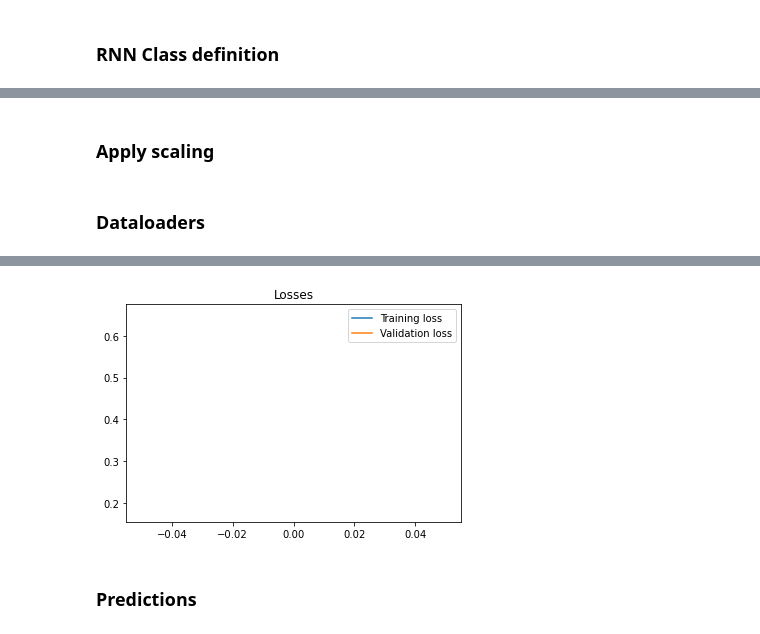
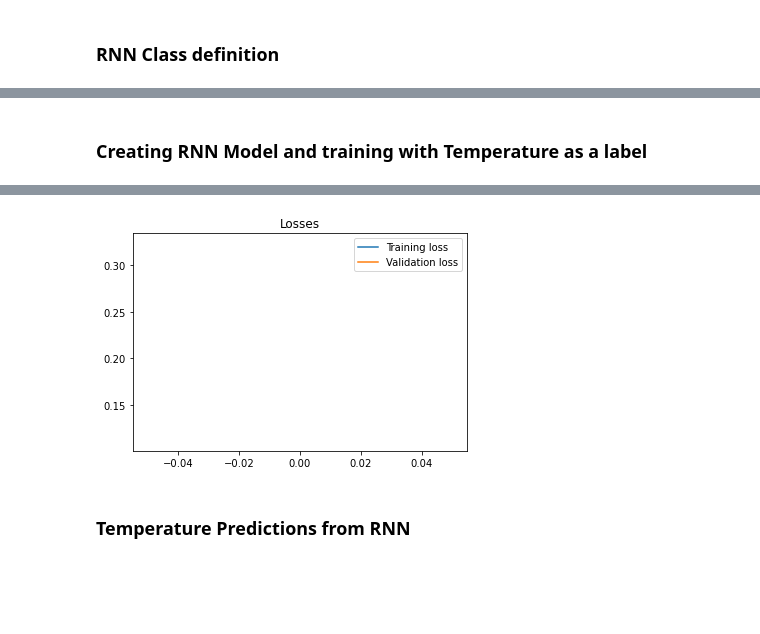
Before and after one commit to evanbradl/ML-Air-Sensor, a Jupyter notebook: Air_Sensor.ipynb, the cells around one changed output, grey strips where cells are left out. Cells and saved outputs as stored; diff of their text form; code cells hidden in the pictures; blank space fills up the shorter version.

```diff
--- a/Air_Sensor.ipynb
+++ b/Air_Sensor.ipynb
@@ -356,2 +405,0 @@ X_train, X_val, X_test, y_train, y_val, y_test = train_val_test_split(AF_Data, '
-# %% [markdown]
-### Apply scaling
@@ -369,2 +405,0 @@ y_test_arr = scaler.transform(y_test)
-# %% [markdown]
-### Dataloaders
@@ -401,5 +406,9 @@ test_loader_one = DataLoader(test, batch_size=1, shuffle=False, drop_last=True)
+# %% [markdown]
+### Creating RNN Model and training with Temperature as a label
 # %%
 import torch.optim as optim
+
+X_train, X_test, train_loader, val_loader, test_loader_one, scaler = get_data_loader("Temp")
 
 input_dim = len(X_train.columns)
 output_dim = 1
@@ -440,6 +449,6 @@ predictions, values = opt.evaluate(
-[figure, old version]
+[figure, new version]
 # %% [markdown]
-### Predictions
+### Temperature Predictions from RNN
 # %%
 def inverse_transform(scaler, df, columns):
     for col in columns:
```
Also changed, not shown: parts of 12 cells of this notebook.
